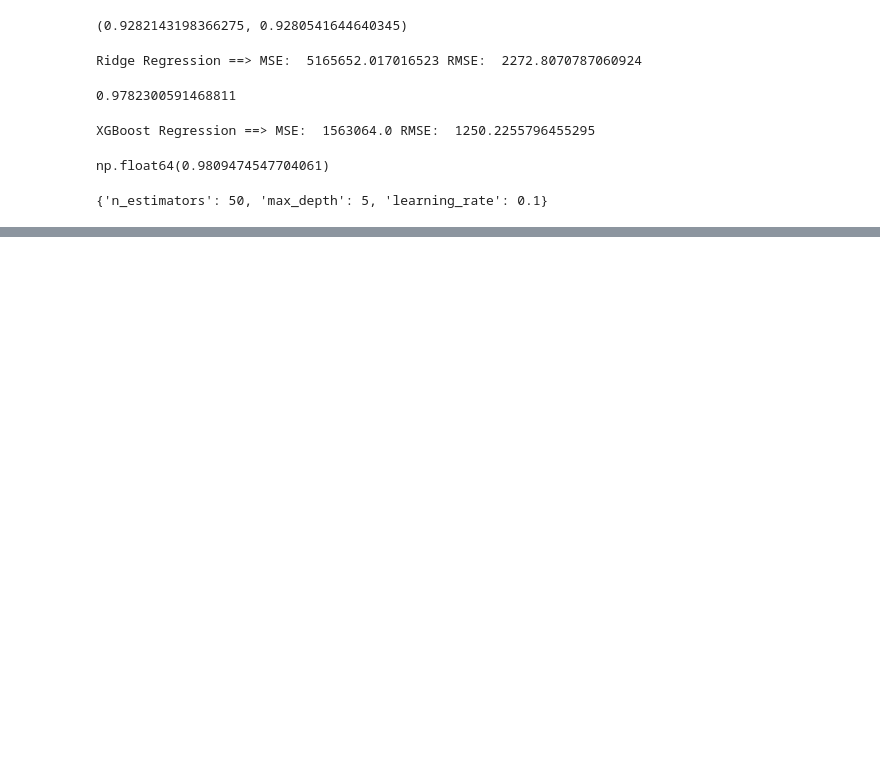
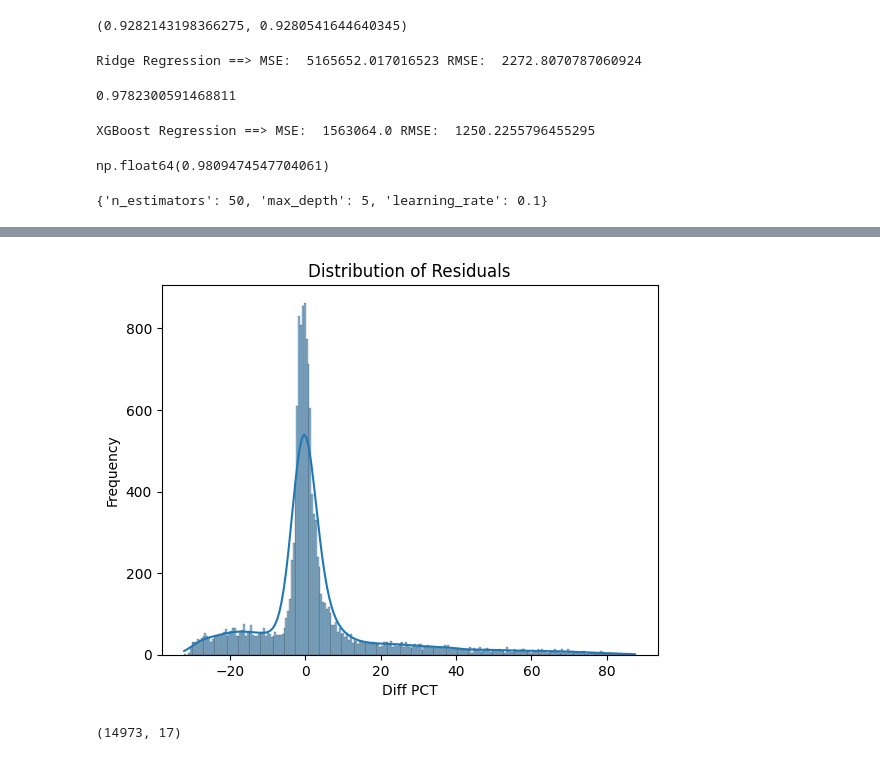
Before and after one commit to Abi27052000/HealthCare-Premium-Prediction, a Jupyter notebook: healthcare_premium_prediction.ipynb, the cells around one changed output, grey strips where cells are left out. Saved outputs shown, nothing was run; the diff lists cells and outputs as text; code cells hidden in the pictures; blank space fills up the shorter version.

```diff
--- a/healthcare_premium_prediction.ipynb
+++ b/healthcare_premium_prediction.ipynb
@@ -643,0 +661,13 @@ best_model = random_search.best_estimator_
+# %%
+y_pred = best_model.predict(X_test)
+
+residuals = y_pred - y_test
+residuals_pct = (residuals / y_test) * 100
+
+results_df = pd.DataFrame({
+    'actual': y_test,
+    'predicted': y_pred,
+    'diff': residuals,
+    'diff_pct': residuals_pct
+})
+results_df.head(5)
@@ -643,0 +681,12 @@ best_model = random_search.best_estimator_
+# %%
+sns.histplot(results_df['diff_pct'], kde=True)
+plt.title('Distribution of Residuals')
+plt.xlabel('Diff PCT')
+plt.ylabel('Frequency')
+plt.show()
+# %% [output]
+[figure, added]
+# %%
+X_test.shape
+# %% [output]
+(14973, 17)
```
Also changed, not shown: parts of 16 cells of this notebook.
